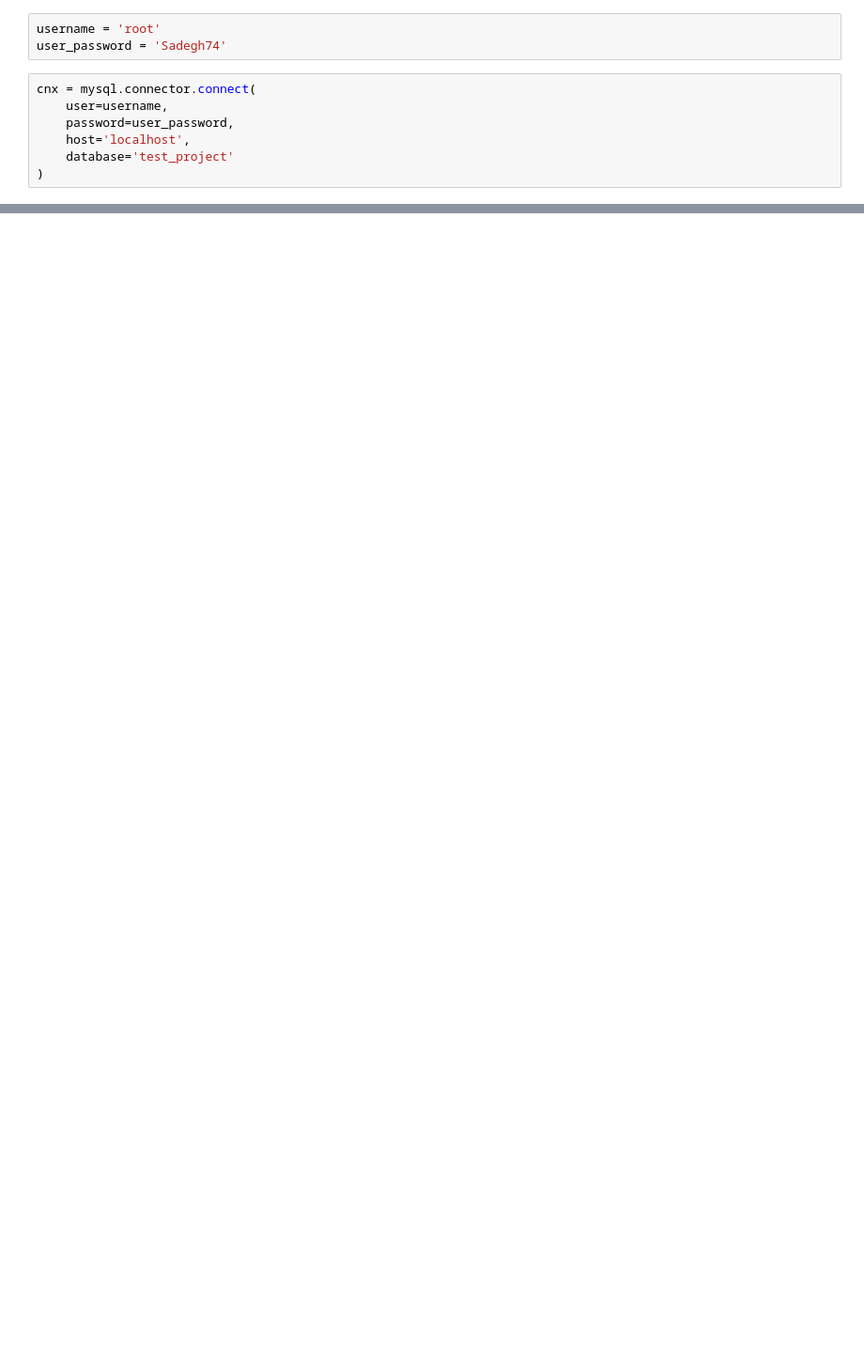
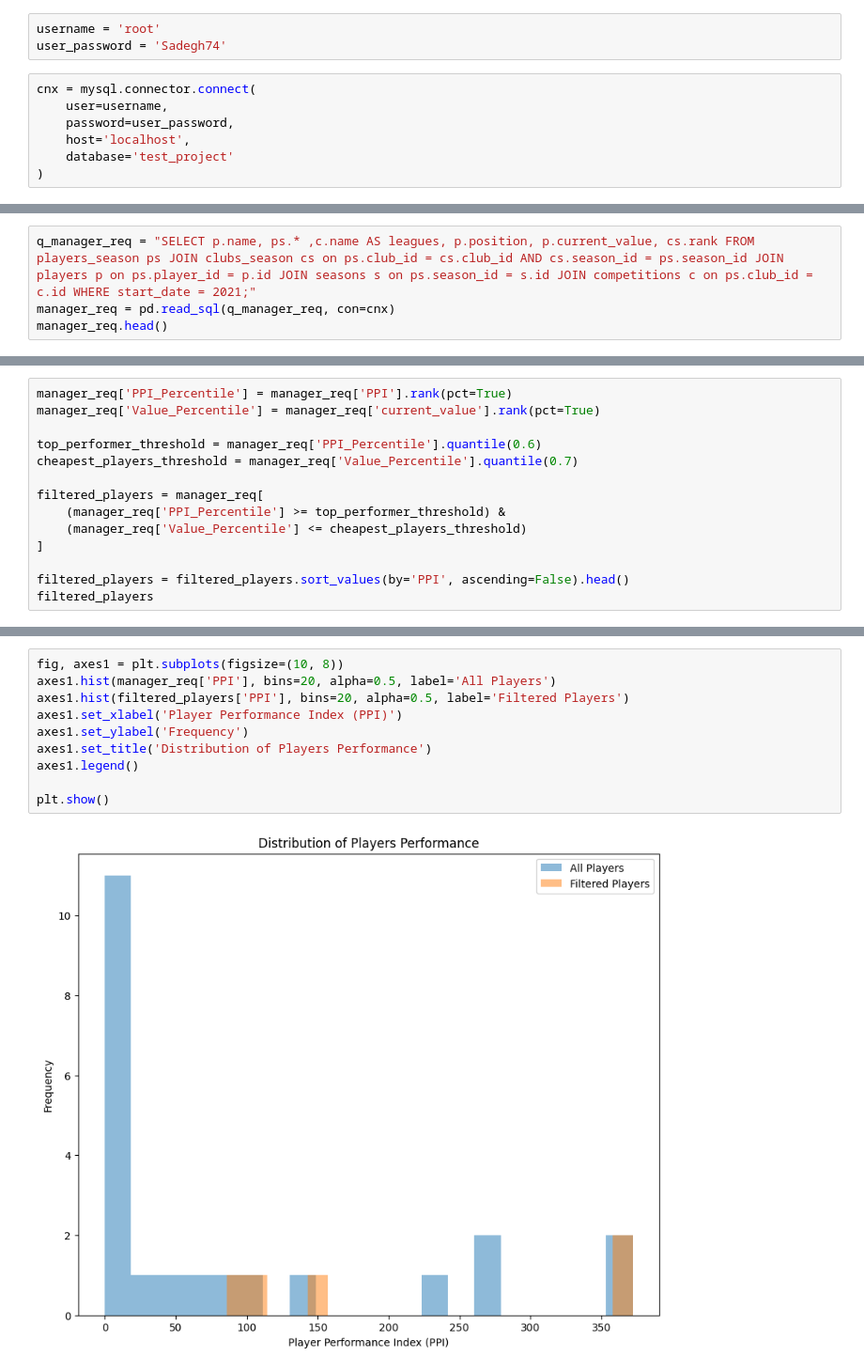
Before and after one commit to fahmani-ms/TransferMarket, a Jupyter notebook: Statistical_Analysis/Requests.ipynb, the cells around one changed output, grey strips where cells are left out. Shown at 94% size. Cells and saved outputs as stored; diff of their text form; blank space fills up the shorter version.

```diff
--- a/Statistical_Analysis/Requests.ipynb
+++ b/Statistical_Analysis/Requests.ipynb
@@ -64,0 +94,4 @@ players_req
+# %%
+q_manager_req = "SELECT p.name, ps.* ,c.name AS leagues, p.position, p.current_value, cs.rank FROM players_season ps JOIN clubs_season cs on ps.club_id = cs.club_id AND cs.season_id = ps.season_id JOIN players p on ps.player_id = p.id JOIN seasons s on ps.season_id = s.id JOIN competitions c on ps.club_id = c.id WHERE start_date = 2021;"
+manager_req = pd.read_sql(q_manager_req, con=cnx)
+manager_req.head()
@@ -64,0 +165,14 @@ players_req
+# %%
+manager_req['PPI_Percentile'] = manager_req['PPI'].rank(pct=True)
+manager_req['Value_Percentile'] = manager_req['current_value'].rank(pct=True)
+
+top_performer_threshold = manager_req['PPI_Percentile'].quantile(0.6)
+cheapest_players_threshold = manager_req['Value_Percentile'].quantile(0.7)
+
+filtered_players = manager_req[
+    (manager_req['PPI_Percentile'] >= top_performer_threshold) &
+    (manager_req['Value_Percentile'] <= cheapest_players_threshold)
+]
+
+filtered_players = filtered_players.sort_values(by='PPI', ascending=False).head()
+filtered_players
@@ -64,0 +189,12 @@ players_req
+# %%
+fig, axes1 = plt.subplots(figsize=(10, 8))
+axes1.hist(manager_req['PPI'], bins=20, alpha=0.5, label='All Players')
+axes1.hist(filtered_players['PPI'], bins=20, alpha=0.5, label='Filtered Players')
+axes1.set_xlabel('Player Performance Index (PPI)')
+axes1.set_ylabel('Frequency')
+axes1.set_title('Distribution of Players Performance')
+axes1.legend()
+
+plt.show()
+# %% [output]
+[figure, added]
```
Also changed, not shown: parts of 21 cells of this notebook, 1 other file.
